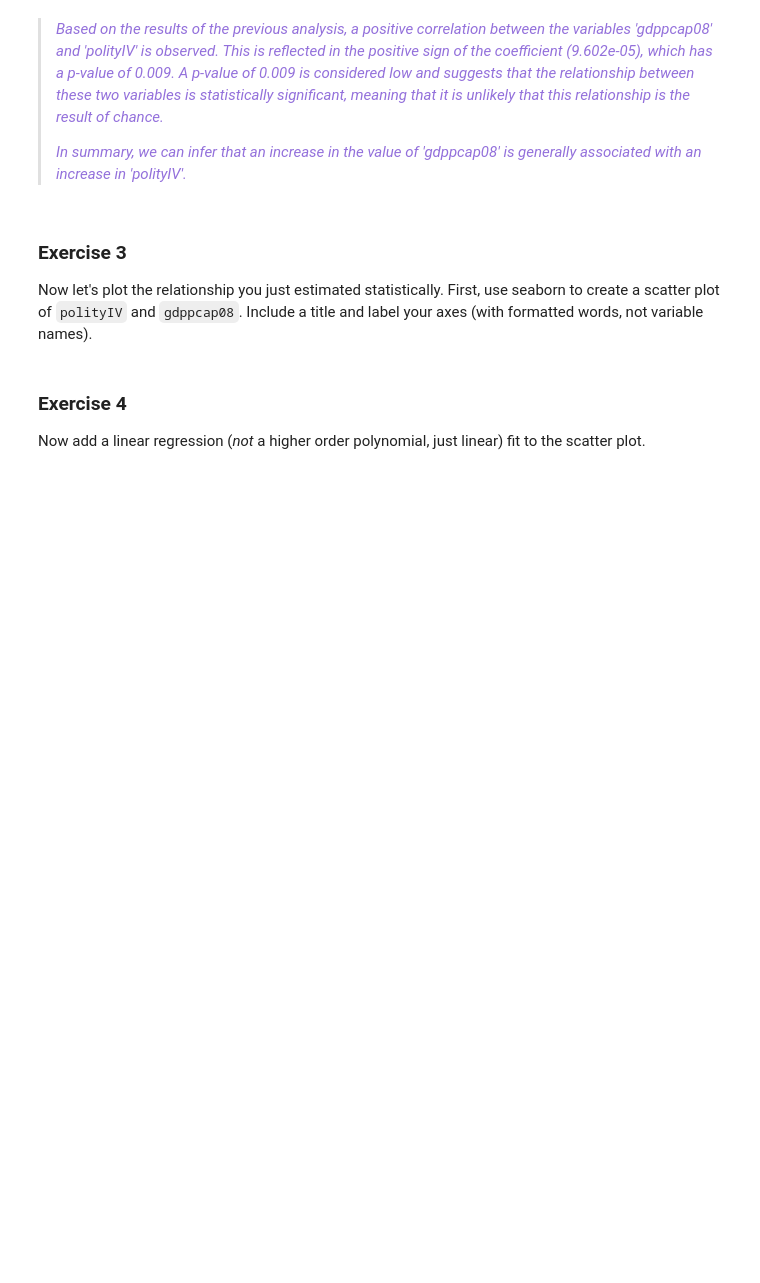
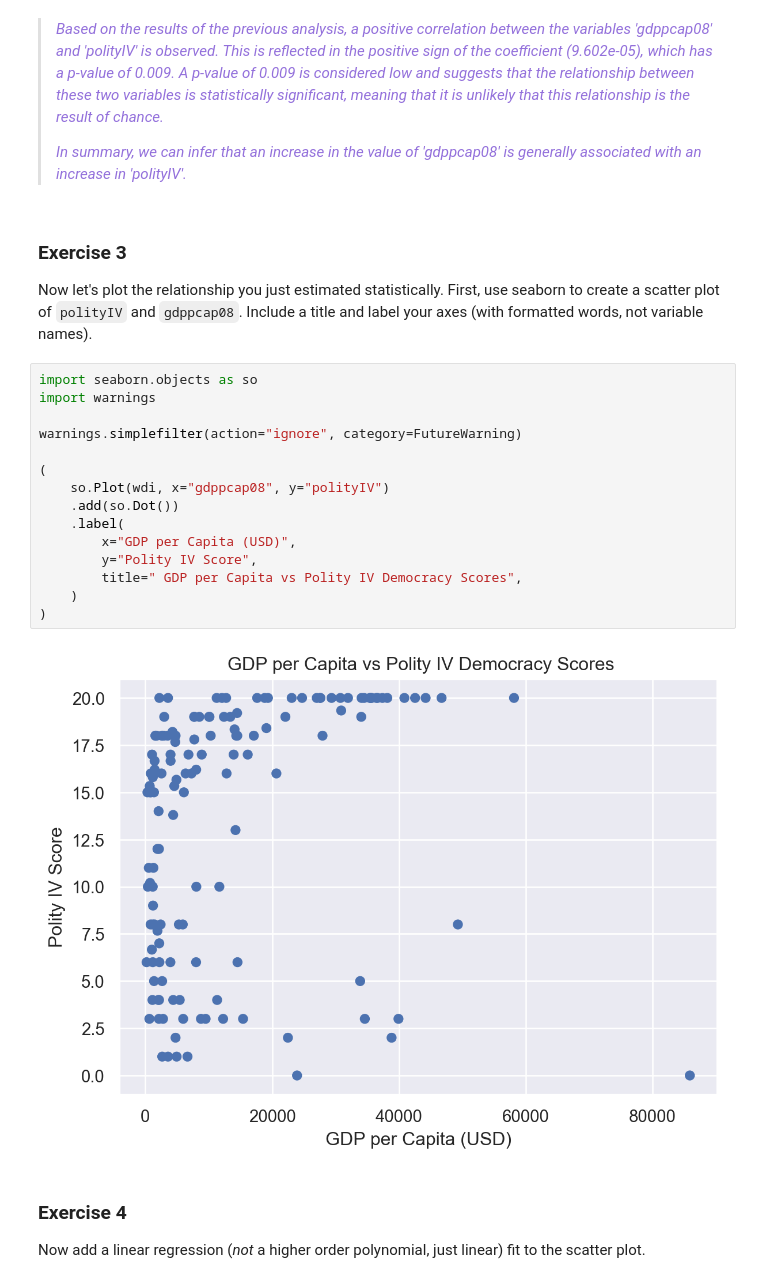
Before and after one commit to BarbaraPFloresRios/IDS720_PracticalDataScience, a Jupyter notebook: 20231026_ExercisePlottingPart2/Exercise_plotting_part2.ipynb, the cells around one changed output. Cells and saved outputs as stored; diff of their text form; blank space fills up the shorter version.

```diff
--- a/20231026_ExercisePlottingPart2/Exercise_plotting_part2.ipynb
+++ b/20231026_ExercisePlottingPart2/Exercise_plotting_part2.ipynb
@@ -77,6 +77,23 @@ Write down your conclusions.
 ### Exercise 3
 
 Now let's plot the relationship you just estimated statistically. First, use seaborn to create a scatter plot of `polityIV` and `gdppcap08`. Include a title and label your axes (with formatted words, not variable names).
+# %%
+import seaborn.objects as so
+import warnings
+
+warnings.simplefilter(action="ignore", category=FutureWarning)
+
+(
+    so.Plot(wdi, x="gdppcap08", y="polityIV")
+    .add(so.Dot())
+    .label(
+        x="GDP per Capita (USD)",
+        y="Polity IV Score",
+        title=" GDP per Capita vs Polity IV Democracy Scores",
+    )
+)
+# %% [output]
+[figure, added]
 # %% [markdown]
 ### Exercise 4
 
```
Also changed, not shown: parts of 2 cells of this notebook.
